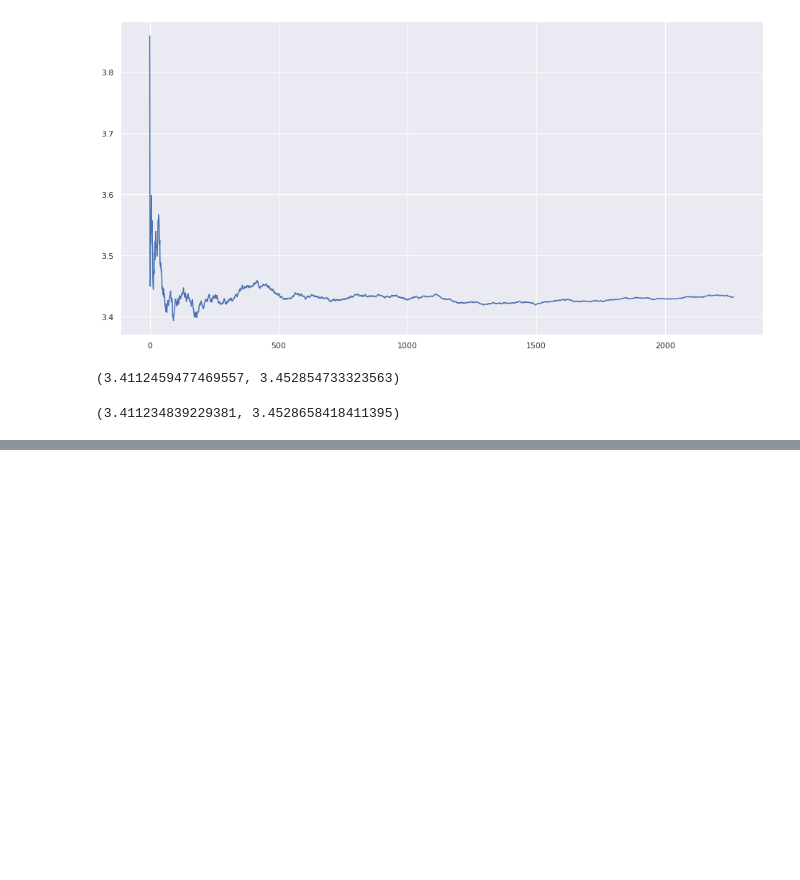
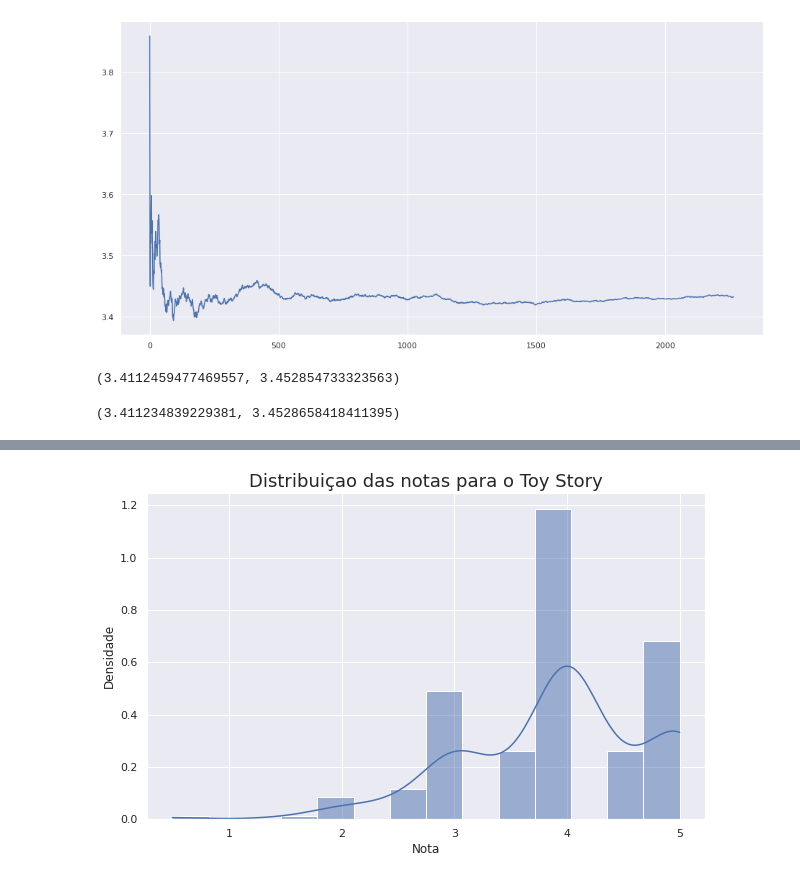
Before and after one commit to Daniel-ASG/Course_Classes, a Jupyter notebook: data_science_introducao_a_testes_estatisticos_com_python.ipynb, the cells around one changed output, grey strips where cells are left out. Drawn from its saved outputs; the diff is of its cells as text; code cells hidden in the pictures; blank space fills up the shorter version.

```diff
--- a/data_science_introducao_a_testes_estatisticos_com_python.ipynb
+++ b/data_science_introducao_a_testes_estatisticos_com_python.ipynb
@@ -302,0 +311,3 @@ descr_todos_com_10_votos.tconfint_mean()
+# %%
+notas1 = notas.query('movieId == 1')
+notas1.head()
@@ -302,0 +321,7 @@ descr_todos_com_10_votos.tconfint_mean()
+# %%
+plt.figure(figsize=(10, 6))
+ax = sns.histplot(notas1.rating, kde=True, stat='density')
+ax.set(xlabel='Nota', ylabel='Densidade')
+ax.set_title('Distribuiçao das notas para o Toy Story', fontsize=18);
+# %% [output]
+[figure, added]
```
Also changed, not shown: parts of 9 cells of this notebook.
